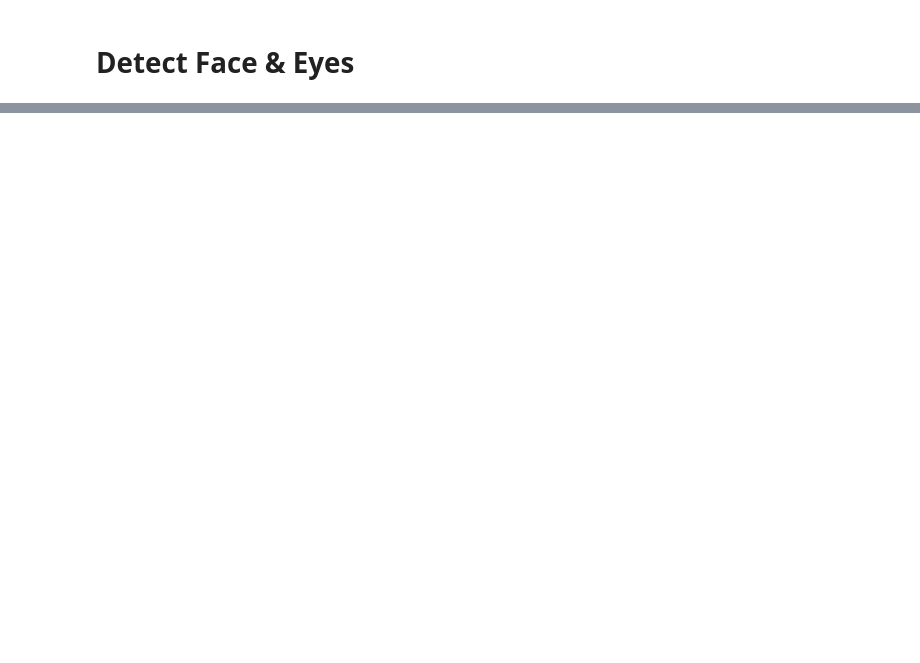
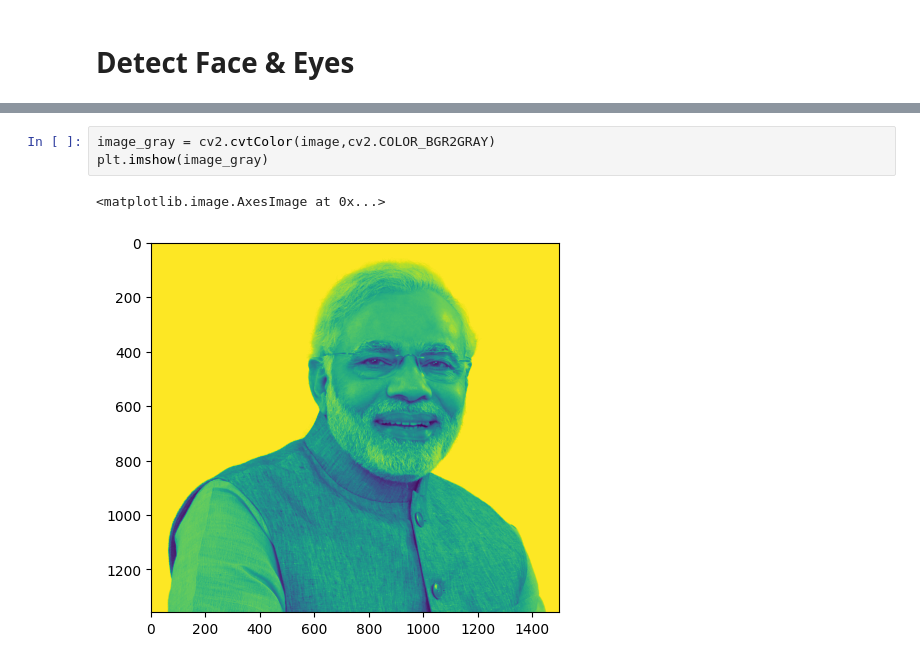
Before and after one commit to akshayyewle/Machine-Vision, a Jupyter notebook: 01 OpenCV Introduction/Python Code.ipynb, the cells around one changed output, grey strips where cells are left out. Cells and saved outputs as stored; diff of their text form; blank space fills up the shorter version.

```diff
--- a/01 OpenCV Introduction/Python Code.ipynb
+++ b/01 OpenCV Introduction/Python Code.ipynb
@@ -47,0 +83,6 @@ face_classifier = cv2.CascadeClassifier('Haarcascades/haarcascade_frontalface_de
+# %%
+image_gray = cv2.cvtColor(image,cv2.COLOR_BGR2GRAY)
+plt.imshow(image_gray)
+# %% [output]
+<matplotlib.image.AxesImage at 0x...>
+[figure, added]
```
Also changed, not shown: parts of 10 cells of this notebook, 7 other files.
